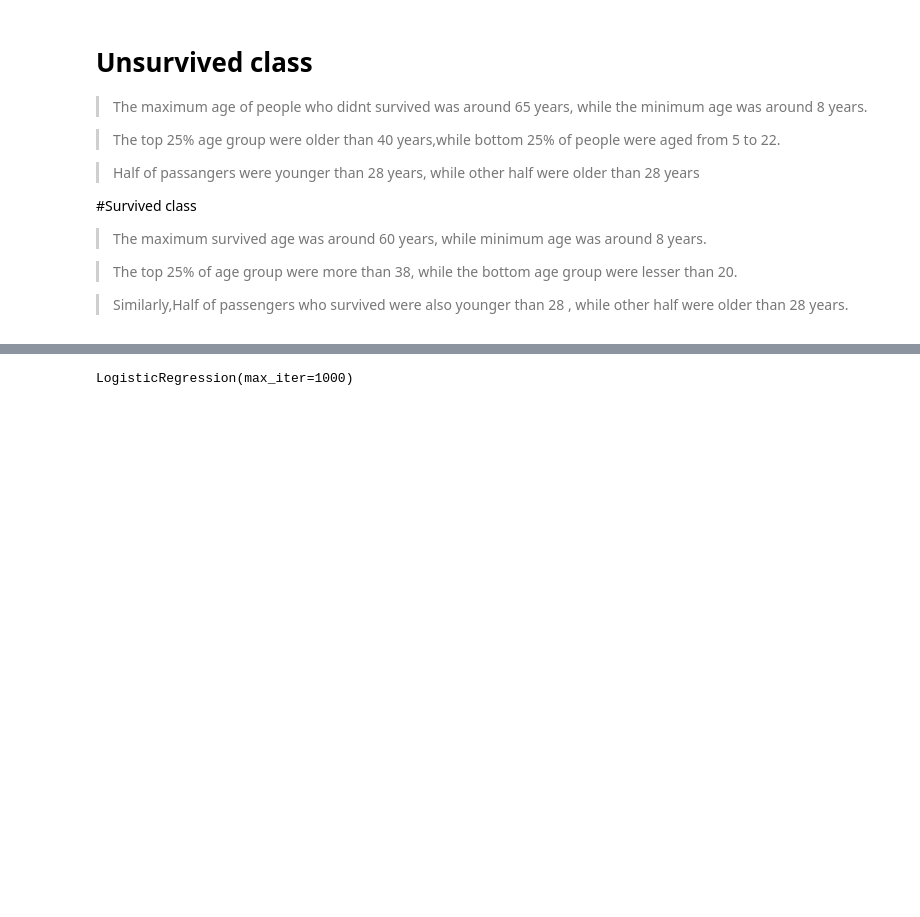
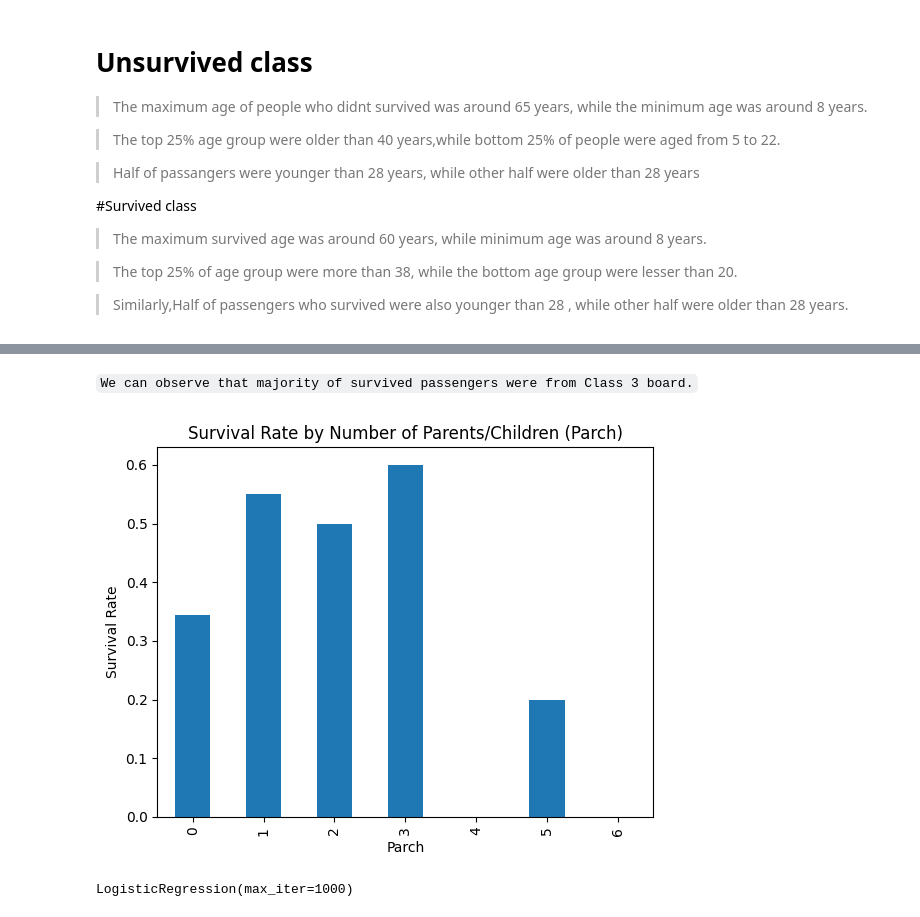
Before and after one commit to prasannashrestha011/ML_exercises, a Jupyter notebook: titanic_survival_.ipynb, the cells around one changed output, grey strips where cells are left out. Cells and saved outputs as stored; diff of their text form; code cells hidden in the pictures; blank space fills up the shorter version.

```diff
--- a/titanic_survival_.ipynb
+++ b/titanic_survival_.ipynb
@@ -91,3 +95,13 @@ sns.boxplot(x=y,y=df['Age'])
+# %% [markdown]
+`We can observe that majority of survived passengers were from Class 3 board.`
+# %%
+survival_rate = df.groupby("Parch")["Survived"].mean()
+survival_rate.plot(kind="bar")
+plt.ylabel("Survival Rate")
+plt.title("Survival Rate by Number of Parents/Children (Parch)")
+plt.show()
+# %% [output]
+[figure, added]
 # %%
 X_train,X_test,y_train,y_test=train_test_split(X_encoded,y,test_size=0.2,random_state=42)
 # %%
```
Also changed, not shown: parts of 5 cells of this notebook.
